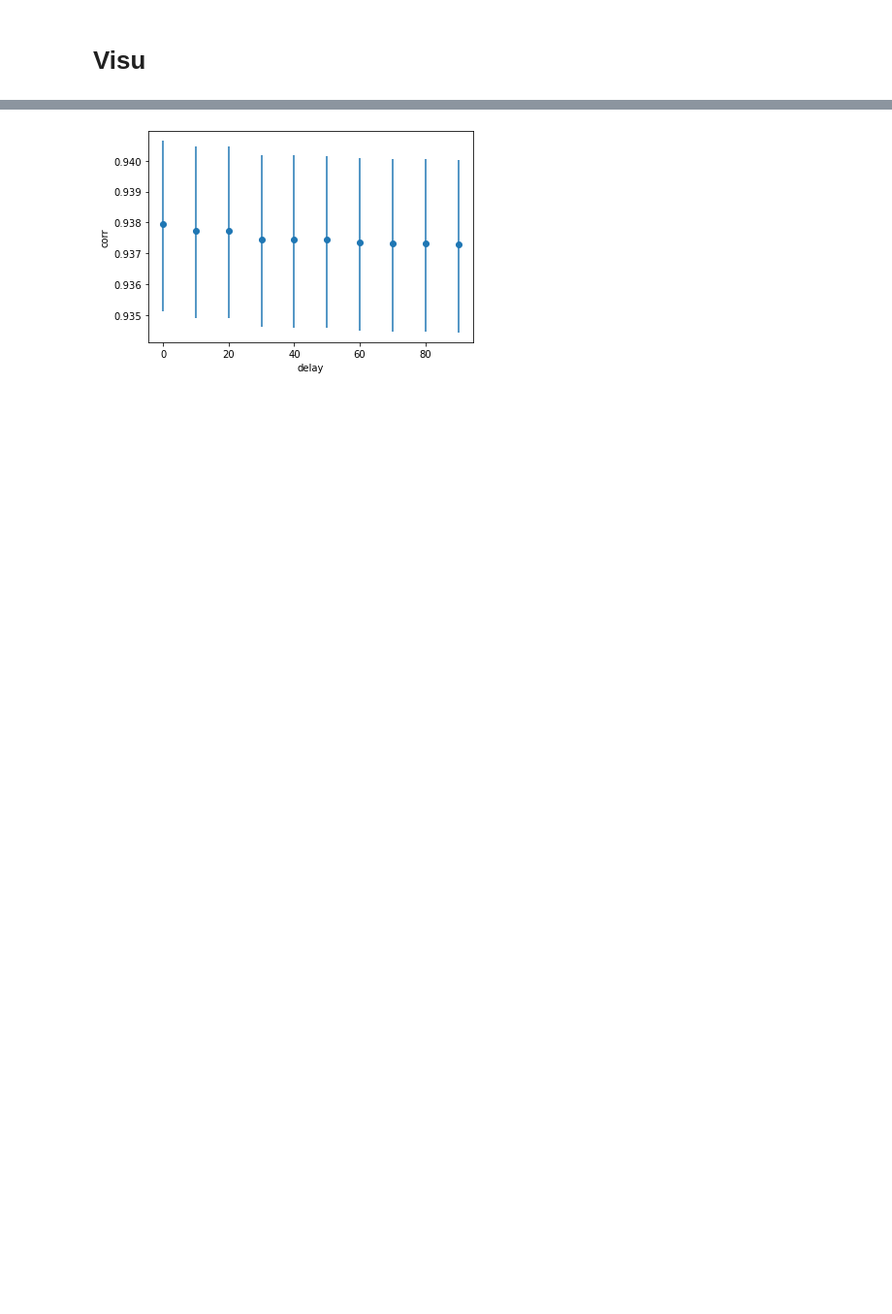
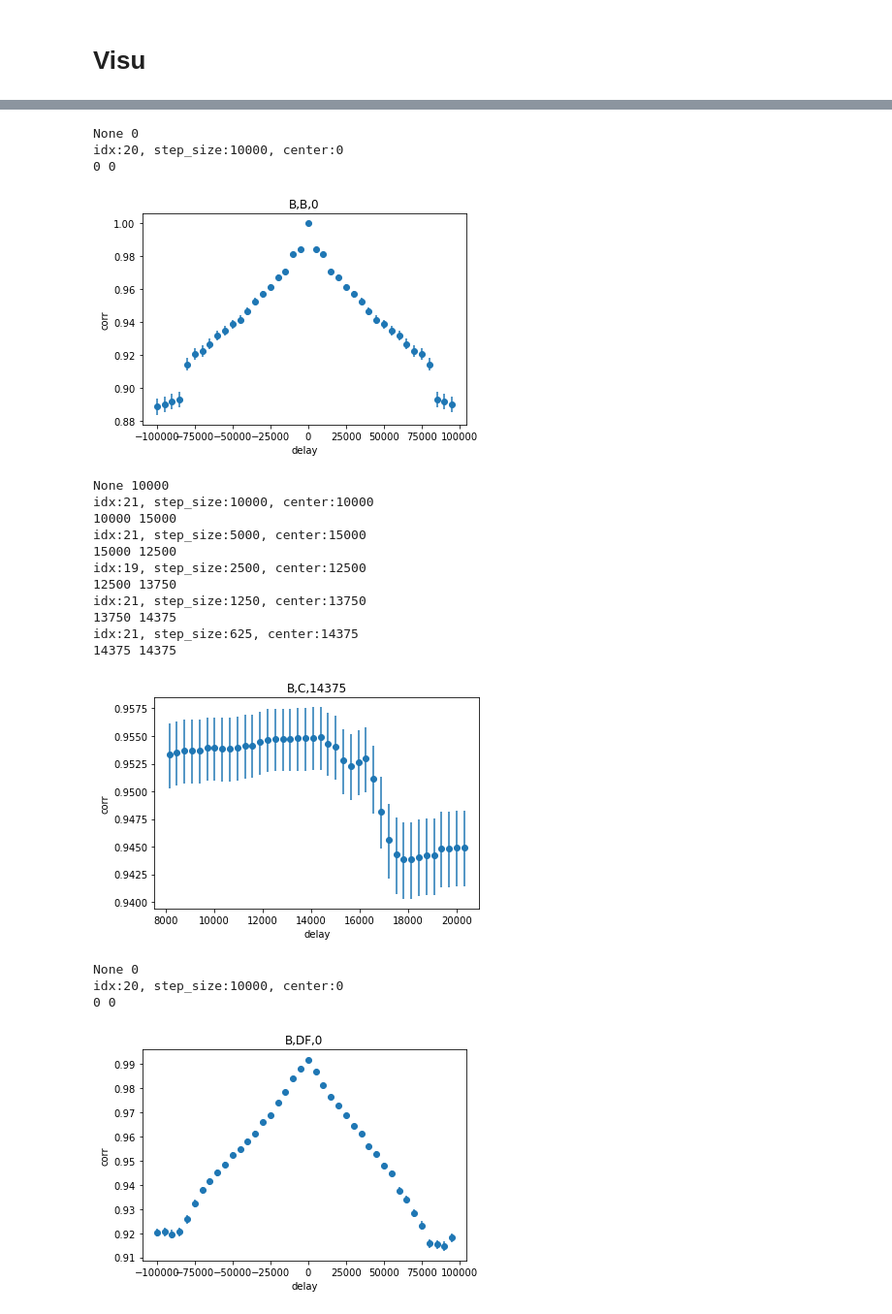
Before and after one commit to giordano-lucas/exchange-price-propagation, a Jupyter notebook: Data exploration.ipynb, the cells around one changed output, grey strips where cells are left out. Shown at 97% size. Drawn from its saved outputs; the diff is of its cells as text; code cells hidden in the pictures; blank space fills up the shorter version.

```diff
--- a/Data exploration.ipynb
+++ b/Data exploration.ipynb
@@ -54,13 +105,12 @@ daily_data = load_daily_data(date)
 # %% [markdown]
 # Signal visu
 # %%
-def generate_delayed_data(s1,s2,delay):
-
-    s1.index = s1.index + +pd.Timedelta(milliseconds=delay)
-    pair_data = s1.join(s2,how = "outer",lsuffix="_1",rsuffix="_2").ffill().dropna()
-
+def generate_delayed_data(s1,s2,delay,join_type="outer"):
+    s1 = s1.copy()
+    s2 = s2.copy()
+    s1.index = s1.index +pd.Timedelta(milliseconds=delay)
+    pair_data = s1.join(s2,how =join_type ,lsuffix="_1",rsuffix="_2").ffill().dropna()
     return pair_data
-
 
 # from https://zhiyzuo.github.io/Pearson-Correlation-CI-in-Python/
 def compute_correlation(pair_data):
@@ -77,7 +127,7 @@ def compute_correlation(pair_data):
 
 
 def visualize_delay(n1,n2,delay,n_samples=1000):
-    s1,s2 = daily_data[n1].copy(),daily_data[n2].copy()
+    s1,s2 = daily_data[n1],daily_data[n2]
     pair_data = generate_delayed_data(s1,s2,delay)[:n_samples]
     corr,_,_      = compute_correlation(pair_data)
 
@@ -86,7 +136,7 @@ def visualize_delay(n1,n2,delay,n_samples=1000):
     plt.title(f"delay:{delay}ms, market1:{n1}, market2:{n2}, corr={corr:0.5f}")
     plt.show()
 # %%
-step = 1_000 #ms
+step = 1 #ms
 delays = range(-10*step,10*step,step)
 for delay in delays:
     visualize_delay(n1="C",n2="B",delay=delay)
@@ -123,2 +274,14 @@ for delay in delays:
 # %% [markdown]
 # Visu
+# %%
+for i,k1 in enumerate(daily_data):
+    for j,k2 in enumerate(daily_data):
+        delays,correlations,los,his = compute_delays(n1=k1,n2=k2,center=0,step_size=1000)
+        x = list(delays)
+        y = correlations
+        errors = [los,his]
+        plt.errorbar(x, y, yerr=errors, fmt='o')
+        plt.title(f"{k1},{k2}")
+        plt.xlabel("delay")
+        plt.ylabel("corr")
+        plt.show()
@@ -125,10 +302,33 @@ for delay in delays:
 # %%
-x = list(delays)
-y = correlations
-errors = [los,his]
-plt.errorbar(x, y, yerr=errors, fmt='o')
-plt.xlabel("delay")
-plt.ylabel("corr")
-plt.show()
+for i,k1 in enumerate(daily_data):
+    for j,k2 in enumerate(daily_data):
+        best_delay,delays,correlations,los,his = find_best_delay(n1=k1,n2=k2)
+        x = list(delays)
+        y = correlations
+        errors = [los,his]
+        plt.errorbar(x, y, yerr=errors, fmt='o')
+        plt.title(f"{k1},{k2},{best_delay}")
+        plt.xlabel("delay")
+        plt.ylabel("corr")
+        plt.show()
 # %% [output]
+None 0
+idx:20, step_size:10000, center:0
+0 0
-[figure, old version]
+[figure, new version]
+None 10000
+idx:21, step_size:10000, center:10000
+10000 15000
+idx:21, step_size:5000, center:15000
+15000 12500
+idx:19, step_size:2500, center:12500
+12500 13750
+idx:21, step_size:1250, center:13750
+13750 14375
+idx:21, step_size:625, center:14375
+14375 14375
+[figure, added]
+None 0
+idx:20, step_size:10000, center:0
+0 0
+[figure, added]
```
Also changed, not shown: parts of 21 cells of this notebook, 9 other files.
